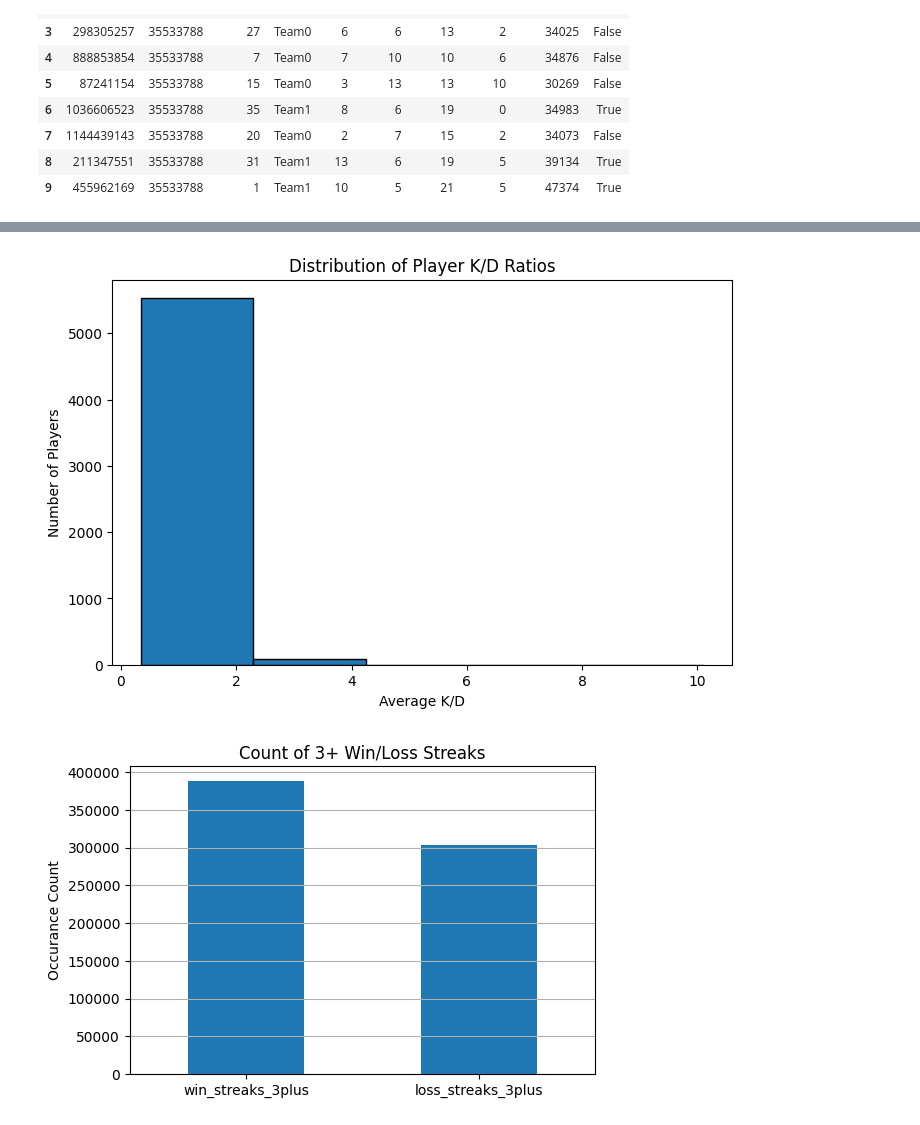
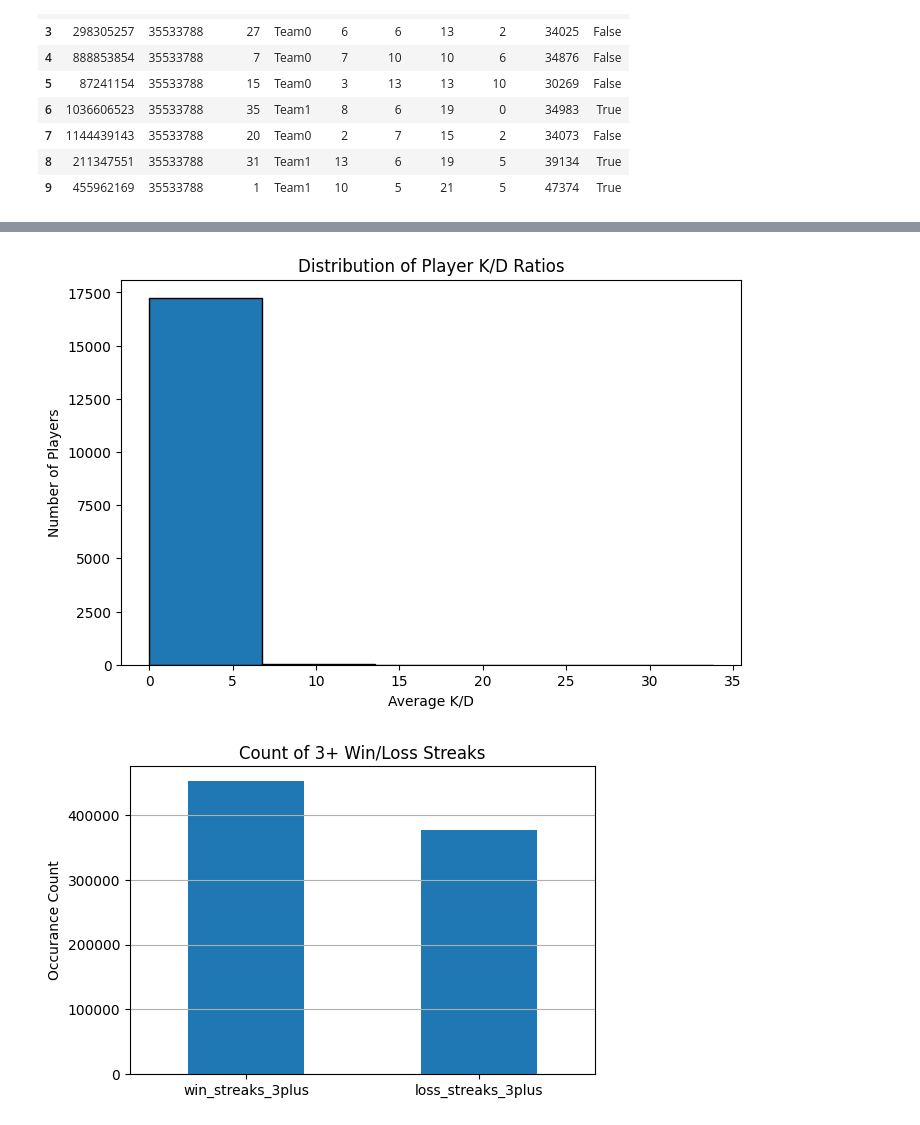
Before and after one commit to mwhittaker1/deadlock_match_prediction, a Jupyter notebook: data_analytics.ipynb, the cells around one changed output, grey strips where cells are left out. Cells and saved outputs as stored; diff of their text form; code cells hidden in the pictures.

```diff
--- a/data_analytics.ipynb
+++ b/data_analytics.ipynb
@@ -171,14 +171,17 @@ print(response)
 # %%
 import matplotlib.pyplot as plt
-
+df = con.execute("""
+    SELECT *
+    FROM player_trends
+""").fetchdf()
 plt.figure(figsize=(8, 5))
 plt.hist(df['p_avg_kd'], bins=5, edgecolor='black')
 plt.xlabel("Average K/D")
 plt.ylabel("Number of Players")
 plt.title("Distribution of Player K/D Ratios")
 plt.show()
 # %% [output]
-[figure, old version]
+[figure, new version]
 # %%
 streak_counts = df[['win_streaks_3plus', 'loss_streaks_3plus']].sum()
 
@@ -189,7 +192,7 @@ plt.xticks(rotation=0)
 plt.grid(axis='y')
 plt.show()
 # %% [output]
-[figure, old version]
+[figure, new version]
 # %%
 streak_counts = df[['win_streaks_4plus', 'loss_streaks_4plus']].sum()
 
```
Also changed, not shown: parts of 13 cells of this notebook, 4 other files.
